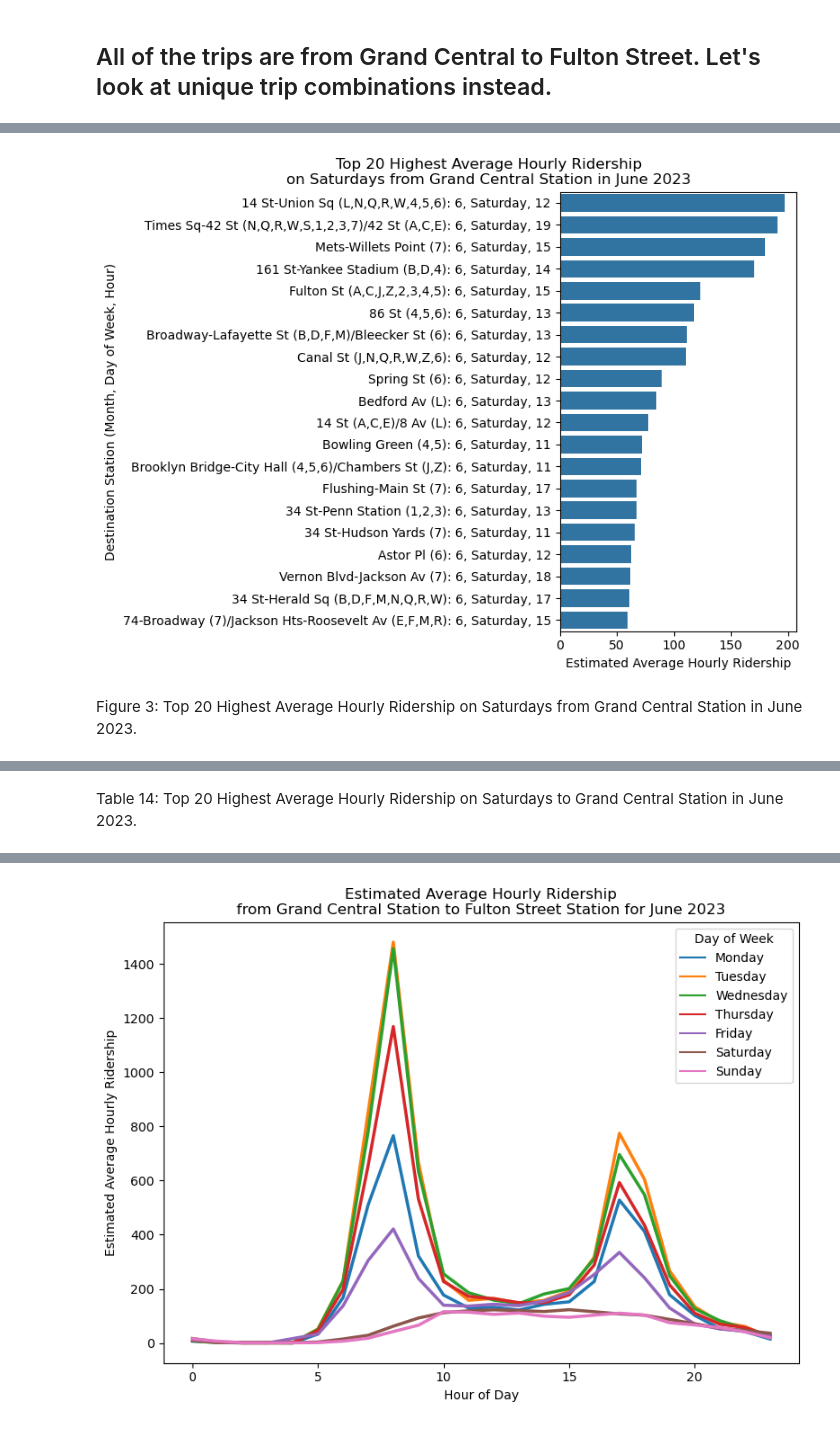
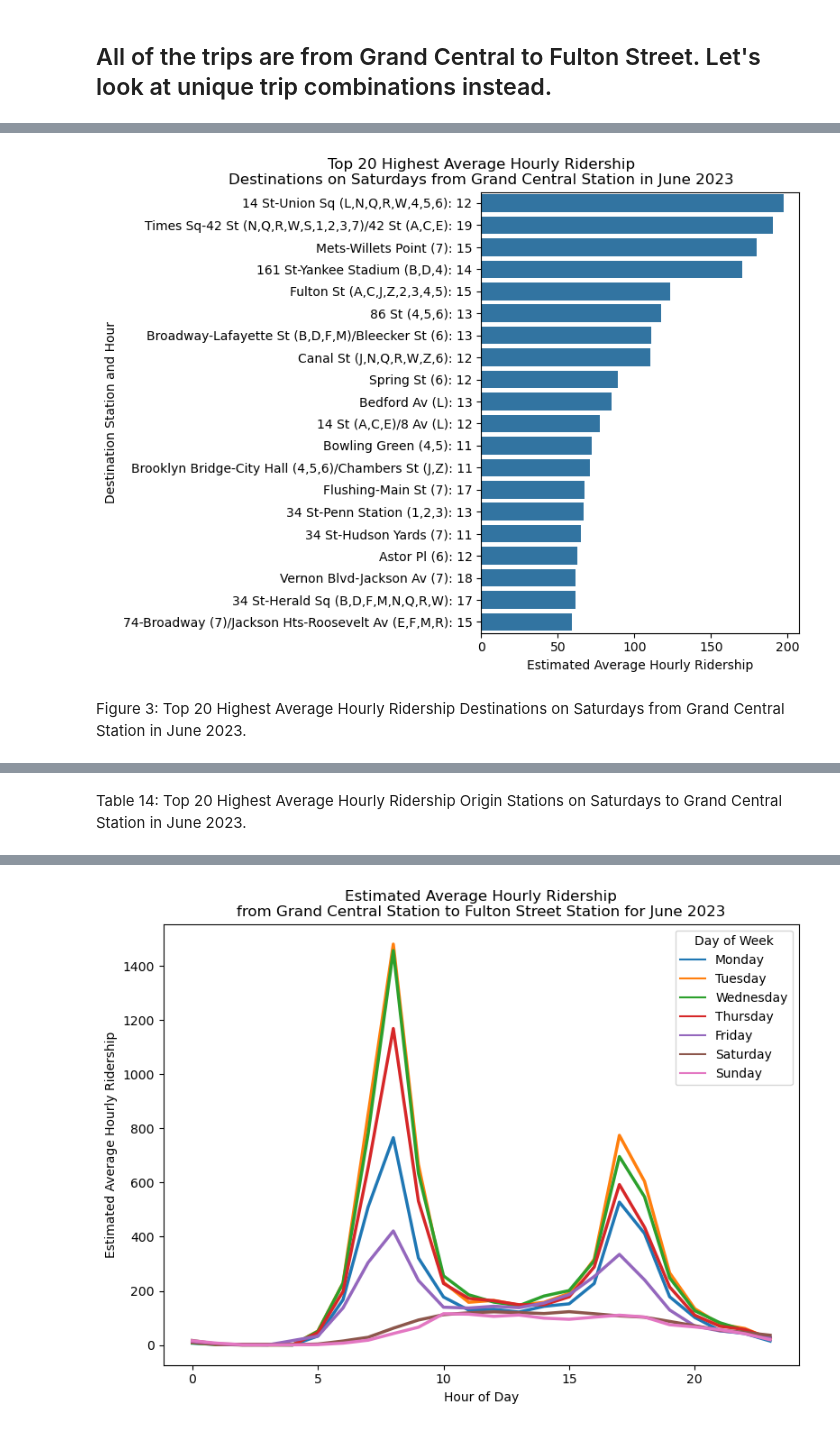
Before and after one commit to mebauer/mta-data, a Jupyter notebook: subway-trips.ipynb, the cells around one changed output, grey strips where cells are left out. Cells and saved outputs as stored; diff of their text form; code cells hidden in the pictures.

Commit message:
add tables to README

```diff
--- a/subway-trips.ipynb
+++ b/subway-trips.ipynb
@@ -772,12 +763,0 @@ Table 13: Top 20 Highest Average Hourly Ridership on Saturdays from Grand Centra
-# %%
-grand_central_origin['destination_full_label'] = (
-    grand_central_origin['destination_station_complex_name']
-    + ': '
-    + grand_central_origin['month'].astype(str)
-    + ", "
-    + grand_central_origin['day_of_week'].astype(str)
-    + ", "
-    + grand_central_origin['hour_of_day'].astype(str)
-)
-
-grand_central_origin.head()
@@ -791,26 +779,26 @@ grand_central_origin.head()
 # %%
 fig, ax = plt.subplots(figsize=(8, 6))
 
 sns.barplot(
     data=grand_central_origin,
     y='destination_full_label',
     x='estimated_average_ridership',
     color='C0',
     ax=ax
 )
 
 plt.title(
-    'Top 20 Highest Average Hourly Ridership\non Saturdays from Grand Central Station in June 2023',
-    fontsize=12, x=-.3
+    'Top 20 Highest Average Hourly Ridership\nDestinations on Saturdays from Grand Central Station in June 2023',
+    fontsize=12, x=0
 )
 plt.xlabel('Estimated Average Hourly Ridership')
-plt.ylabel('Destination Station (Month, Day of Week, Hour)')
+plt.ylabel('Destination Station and Hour')
 
 plt.tight_layout()
 # %% [output]
-[figure, old version]
+[figure, new version]
 # %% [markdown]
-Figure 3: Top 20 Highest Average Hourly Ridership on Saturdays from Grand Central Station in June 2023.
+Figure 3: Top 20 Highest Average Hourly Ridership Destinations on Saturdays from Grand Central Station in June 2023.
 # %%
 grand_central_destination = con.sql("""
     SELECT
@@ -849,4 +837,4 @@ grand_central_destination
 | 18 | Forest Hills-71 Av (E,F,M,R) | Grand Central-42 St (S,4,5,6,7) | 67.3708 | 6 | Saturday | 22 |
 | 19 | 23 St (6) | Grand Central-42 St (S,4,5,6,7) | 63.7507 | 6 | Saturday | 14 |
 # %% [markdown]
-Table 14: Top 20 Highest Average Hourly Ridership on Saturdays to Grand Central Station in June 2023.
+Table 14: Top 20 Highest Average Hourly Ridership Origin Stations on Saturdays to Grand Central Station in June 2023.
```
Also changed, not shown: parts of 39 cells of this notebook, 3 other files.
